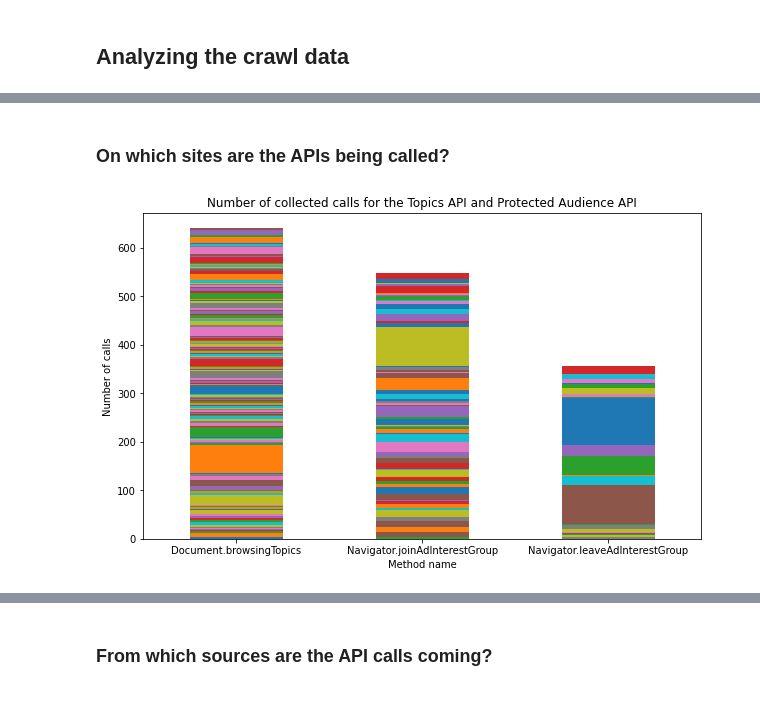
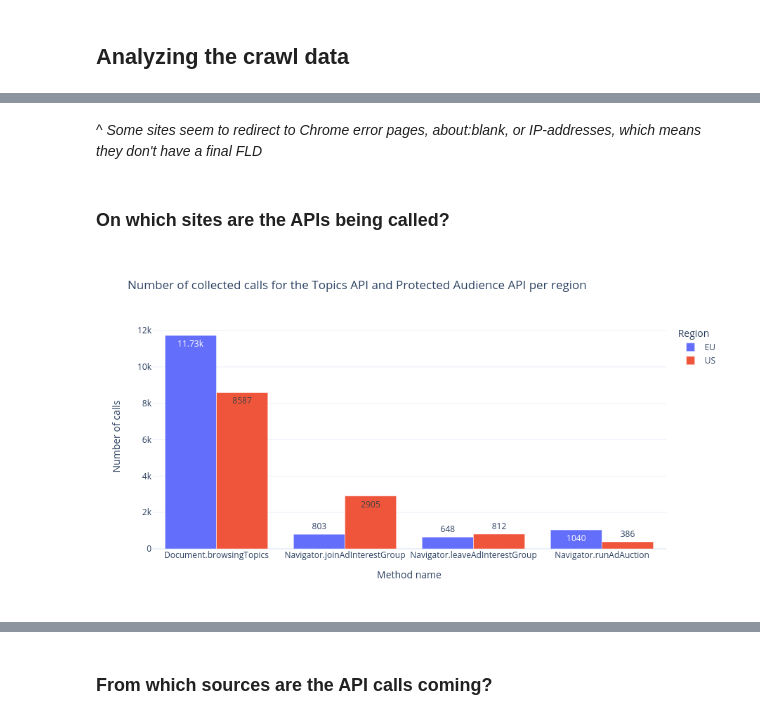
Before and after one commit to MichielP1807/tracker-radar-collector, a Jupyter notebook: post-processing/analysis.ipynb, the cells around one changed output, grey strips where cells are left out. Drawn from its saved outputs; the diff is of its cells as text; code cells hidden in the pictures.

Commit message:
Analyze 10k EU/US crawl

```diff
--- a/post-processing/analysis.ipynb
+++ b/post-processing/analysis.ipynb
@@ -88,0 +74,23 @@ display(calls_df.head())
+# %%
+sites_df = []
+calls_df = []
+for region in ["eu", "us"]:
+    calls = pd.read_csv(f"10k-crawl-{region}-calls.csv")
+    calls["region"] = region.upper()
+    calls["finalUrlFld"] = calls["finalUrl"].apply(lambda d: get_fld(d))
+    calls["sourceFld"] = calls["source"].apply(get_fld)
+    calls_df.append(calls)
+
+    sites = pd.read_csv(f"10k-crawl-{region}-sites.csv")
+    sites["region"] = region.upper()
+    sites["finalUrlFld"] = sites["finalUrl"].apply(lambda d: get_fld(d, fail_silently=True))
+    sites_df.append(sites)
+
+    nr_of_distinct_sites = sites["finalUrlFld"].nunique()
+    print(f"{region.upper()}: {nr_of_distinct_sites} distinct sites ({len(sites) - nr_of_distinct_sites} finalUrlFld duplicates), "
+            + f"{len(sites[sites['timeout']])} timeouts, {10000 - len(sites)} failures (did not produce data)")
+
+sites_df = pd.concat(sites_df)
+calls_df = pd.concat(calls_df)
+
+display(calls_df.head())
@@ -89,14 +126,21 @@ display(calls_df.head())
+# %% [markdown]
+^ *Some sites seem to redirect to Chrome error pages, about:blank, or IP-addresses, which means they don't have a final FLD*
 # %% [markdown]
 ### On which sites are the APIs being called?
 # %%
-ax = calls_df.groupby("description")["finalUrlFld"].value_counts().unstack().plot.bar(
-    stacked = True,
-    legend = False,
-    title = "Number of collected calls for the Topics API and Protected Audience API",
-    xlabel = "Method name",
-    ylabel = "Number of calls",
-    figsize = (10,6),
-    rot = 0
+fig = calls_df.groupby(["region", "description"]).size().reset_index(name="calls").plot.bar(
+    x = "description",
+    y = "calls",
+    color = "region",
+    barmode = "group",
+    title = "Number of collected calls for the Topics API and Protected Audience API per region",
+    labels = {
+        "description": "Method name",
+        "calls": "Number of calls",
+        "region": "Region"
+    },
+    text_auto = True
 )
+Image(fig.to_image(format="png", width=900, height=500))
 # %% [output]
-[figure, old version]
+[figure, new version]
```
Also changed, not shown: parts of 41 cells of this notebook, 5 other files.
